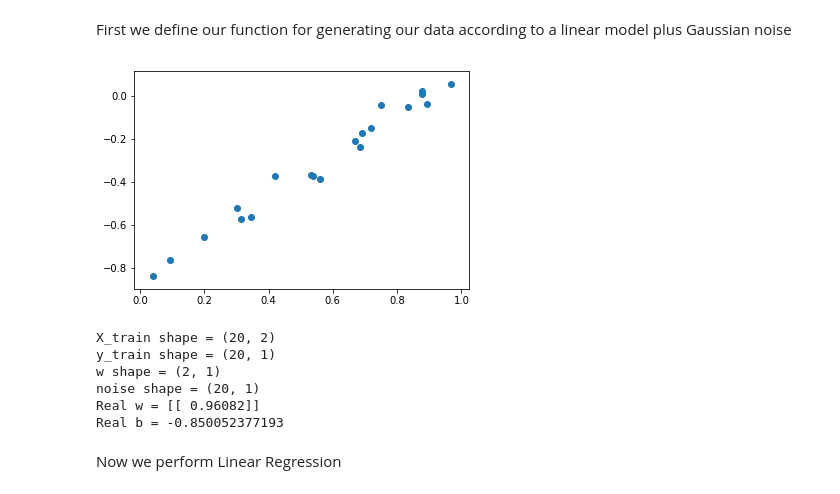
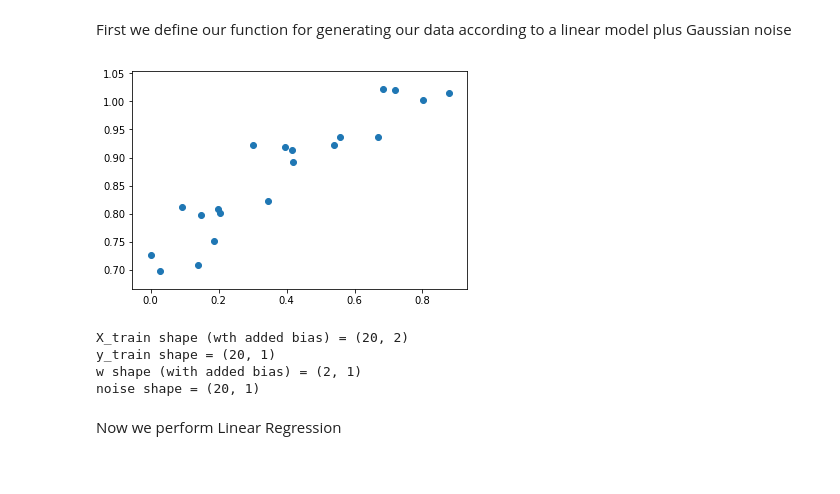
Before and after one commit to pauloabelha/lendodist, a Jupyter notebook: notebooks/LinearRegression.ipynb, the cells around one changed output. Saved outputs shown, nothing was run; the diff lists cells and outputs as text; code cells hidden in the pictures.

```diff
--- a/notebooks/LinearRegression.ipynb
+++ b/notebooks/LinearRegression.ipynb
@@ -34,3 +53,14 @@ First we define our function for generating our data according to a linear model
+# %%
+# the linear model y = X*w + b using the encoded bias
+def linear_model(X,w,b = 0,noise_sigma = 0):
+    n_pts = X.shape[0]
+    X_b, w_b = augment_with_bias(X,b,w)
+    noise_vec = np.random.normal(0,noise_sigma,(n_pts,1))
+    y = np.dot(X_b,w_b) + noise_vec
+    # ensure y is a (n_pts,1) vector
+    assert(y.shape[0] == n_pts)
+    assert(y.shape[1] == 1)
+    return y, noise_vec, X_b, w_b
 # %%
 # Generate Gaussian-noisy linear data plus
 # X is (n_pts,n_dims), where n is number of examples and d is numebr of dimensions
@@ -46,38 +76,29 @@ def gen_Gauss_noisy_lin_data(n_pts, random_seed_ix = 1, plot_fig = 0):
     # noise level (variance of Gaussian distribution for noise)
     noise_sigma = np.random.rand(1)*0.1
     # get X as a random matrix (with one xtra column for adding bias)
-    X = np.random.rand(n_pts,n_dims+1)
+    X = np.random.rand(n_pts,n_dims)
     # add the bias by overwriting the extra column of X
     b = np.random.randn()
-    X[:,-1] = b
     # ensure w has only positive values (for more intuitive visualisation from left to right)
-    w = abs(np.random.randn(n_dims+1,1))
-    w[-1] = 1
-    # get the normally distributed vector
-    noise = np.random.normal(0,noise_sigma,(n_pts,1))
-    y = np.dot(X,w) + noise
-    assert(y.shape[0] == n_pts)
-    assert(y.shape[1] == 1)
+    w = abs(np.random.randn(n_dims,1))
+    # get y
+    y, noise_vec, X_b, w_b = linear_model(X,w,b,noise_sigma)
     if plot_fig:
-        plt.scatter(X[:,-2], y)
+        plt.scatter(X, y)
         plt.show()
-    return (X, y, w, noise)
+    return (X_b, y, w_b, noise_vec)
 # %%
-X_train, y_train, w, noise = gen_Gauss_noisy_lin_data(20,random_seed_ix,True)
-print("X_train shape = " + str(X_train.shape))
+X_train_b, y_train, w_b, noise = gen_Gauss_noisy_lin_data(20,random_seed_ix,True)
+print("X_train shape (wth added bias) = " + str(X_train_b.shape))
 print("y_train shape = " + str(y_train.shape))
-print("w shape = " + str(w.shape))
+print("w shape (with added bias) = " + str(w_b.shape))
 print("noise shape = " + str(noise.shape))
-print("Real w = " + str(w[0:-1]))
-print("Real b = " + str(X_train[1,-1]))
 # %% [output]
-[figure, old version]
+[figure, new version]
-X_train shape = (20, 2)
+X_train shape (wth added bias) = (20, 2)
 y_train shape = (20, 1)
-w shape = (2, 1)
+w shape (with added bias) = (2, 1)
 noise shape = (20, 1)
-Real w = [[ 0.96082]]
-Real b = -0.850052377193
 # %% [markdown]
 Now we perform Linear Regression
 # %%
```
Also changed, not shown: parts of 6 cells of this notebook.
